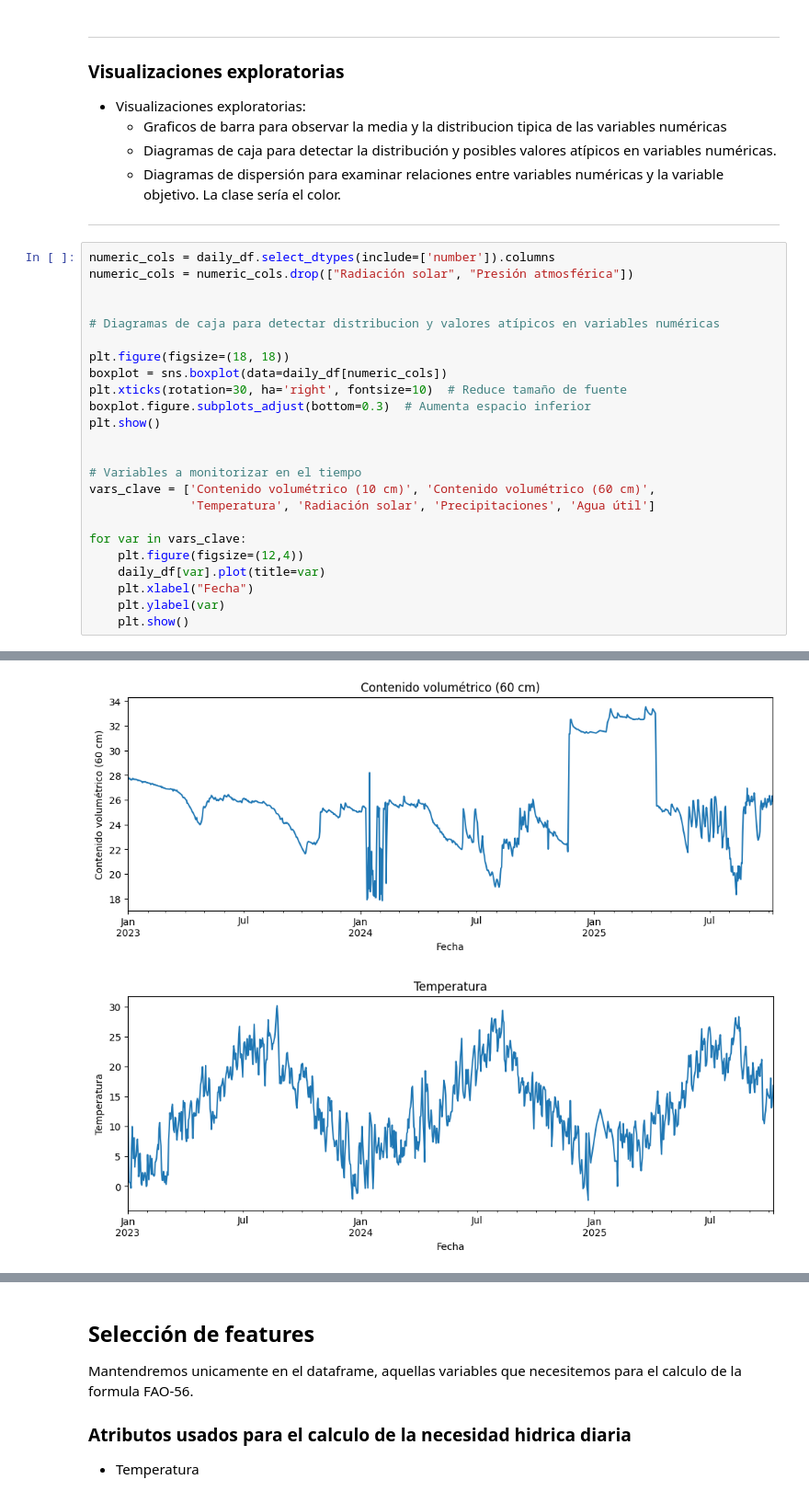
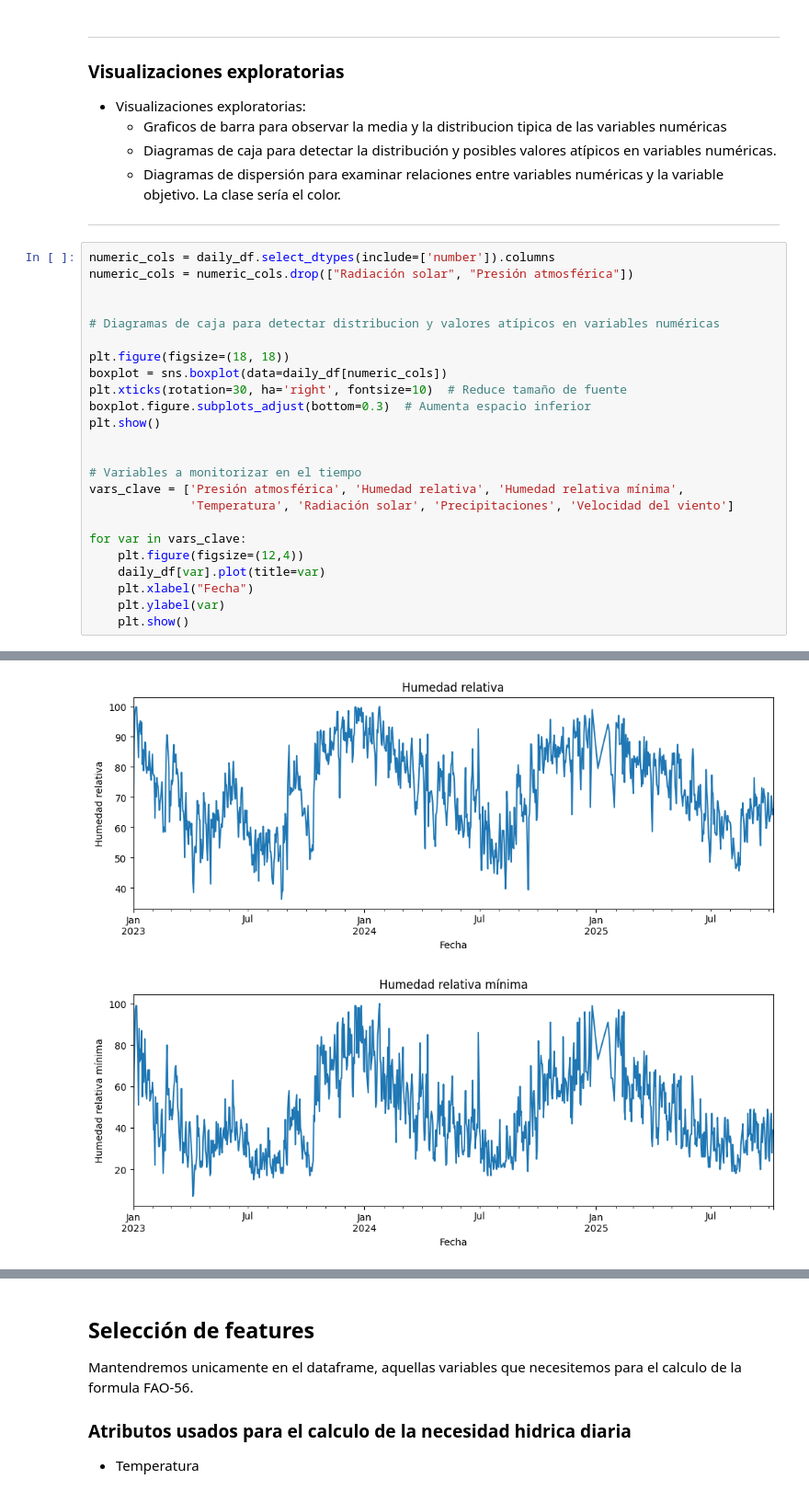
Before and after one commit to rodrigocastroviejo/Optimizacion-de-Riego-Deficitario-Controlado-en-cultivos-Le-osos-Mediante-Machine-Learning, a Jupyter notebook: model/EDA.ipynb, the cells around one changed output, grey strips where cells are left out. Shown at 92% size. Drawn from its saved outputs; the diff is of its cells as text.

```diff
--- a/model/EDA.ipynb
+++ b/model/EDA.ipynb
@@ -306,8 +303,8 @@ plt.show()
 
 
 # Variables a monitorizar en el tiempo
-vars_clave = ['Contenido volumétrico (10 cm)', 'Contenido volumétrico (60 cm)',
-              'Temperatura', 'Radiación solar', 'Precipitaciones', 'Agua útil']
+vars_clave = ['Presión atmosférica', 'Humedad relativa', 'Humedad relativa mínima',
+              'Temperatura', 'Radiación solar', 'Precipitaciones', 'Velocidad del viento']
 
 for var in vars_clave:
     plt.figure(figsize=(12,4))
@@ -321,2 +318,2 @@ for var in vars_clave:
-[figure, old version]
+[figure, new version]
-[figure, old version]
+[figure, new version]
```
Also changed, not shown: parts of 9 cells of this notebook, 7 other files.
